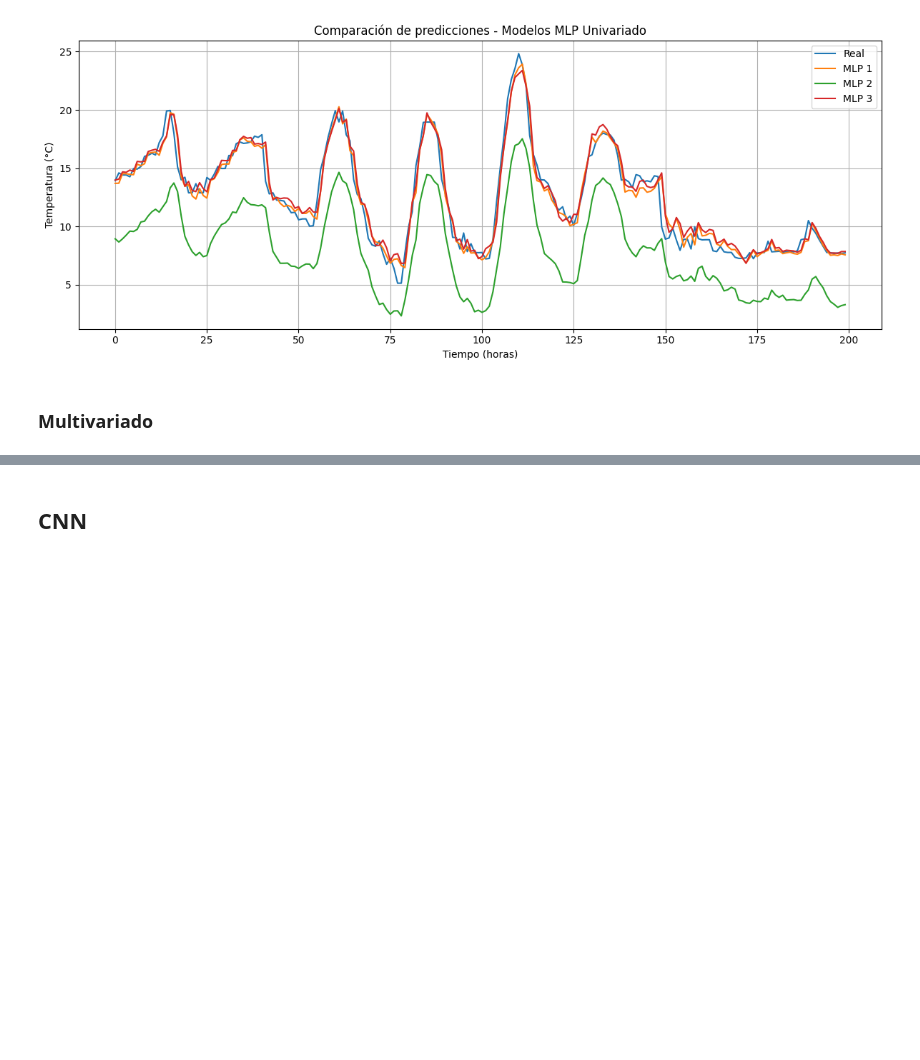
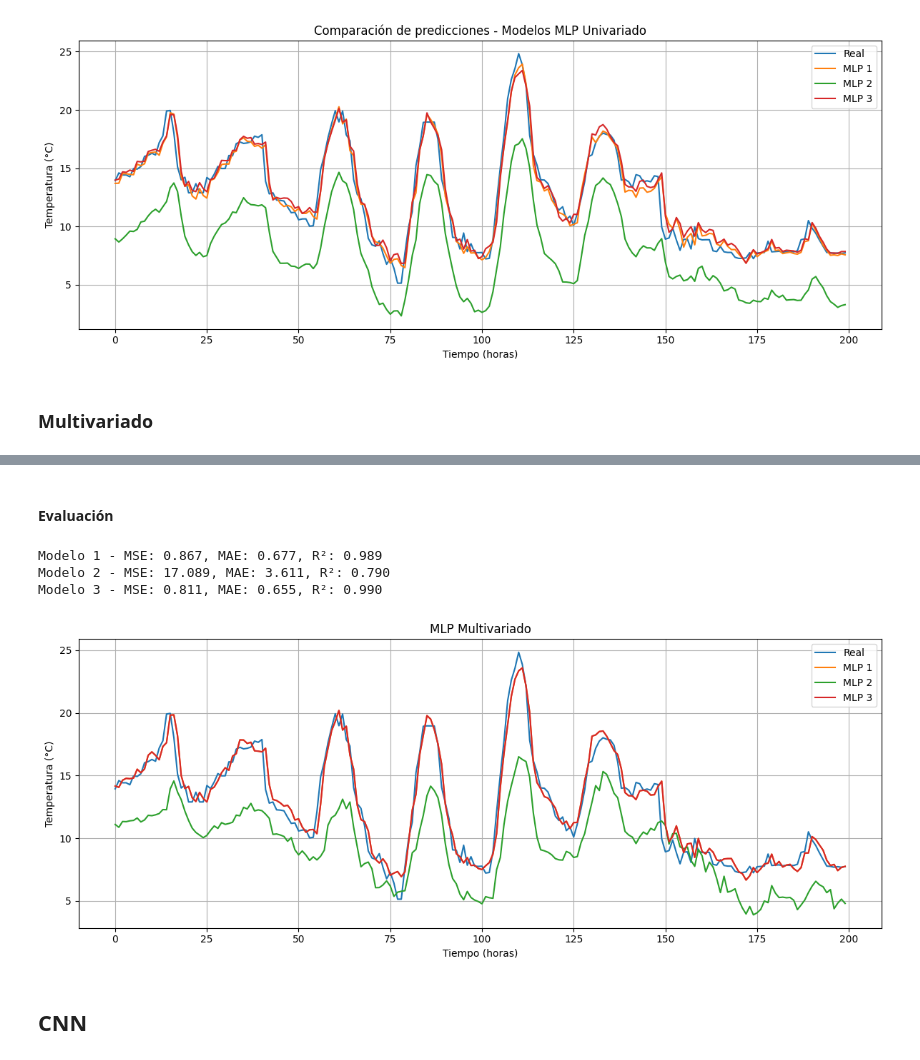
Before and after one commit to Pacolaz/Proyecto_MPST, a Jupyter notebook: Proyecto.ipynb, the cells around one changed output, grey strips where cells are left out. Saved outputs shown, nothing was run; the diff lists cells and outputs as text; code cells hidden in the pictures; blank space fills up the shorter version.

```diff
--- a/Proyecto.ipynb
+++ b/Proyecto.ipynb
@@ -458,0 +557,8 @@ plt.show()
+# %%
+y_pred2 = model_mv2.predict(X_test)
+X_mean = X_test.reshape(-1, n_steps, 4).mean(axis=1)
+
+X_recon_pred = X_mean.copy()
+X_recon_pred[:, 0] = y_pred2.reshape(-1)
+
+y_pred2_inv = scaler_mv.inverse_transform(X_recon_pred)[:, 0]
@@ -458,0 +573,14 @@ plt.show()
+# %%
+model_mv3 = Sequential()
+model_mv3.add(Dense(32, activation='tanh', input_shape=(X_train.shape[1],)))
+model_mv3.add(Dense(16, activation='tanh'))
+model_mv3.add(Dense(1))
+
+model_mv3.compile(optimizer='adam', loss='mse')
+# %%
+history_mv3 = model_mv3.fit(X_train, y_train,
+                            validation_split=0.2,
+                            epochs=100,
+                            batch_size=32,
+                            callbacks=[early_stop],
+                            verbose=1)
@@ -458,0 +605,8 @@ plt.show()
+# %%
+y_pred3 = model_mv3.predict(X_test)
+X_mean = X_test.reshape(-1, n_steps, 4).mean(axis=1)
+
+X_recon_pred = X_mean.copy()
+X_recon_pred[:, 0] = y_pred3.reshape(-1)
+
+y_pred3_inv = scaler_mv.inverse_transform(X_recon_pred)[:, 0]
@@ -459,3 +619,28 @@ plt.show()
+# %% [markdown]
+#### Evaluación
+# %%
+print(f"Modelo 1 - MSE: {mse1:.3f}, MAE: {mae1:.3f}, R²: {r2_1:.3f}")
+print(f"Modelo 2 - MSE: {mse2:.3f}, MAE: {mae2:.3f}, R²: {r2_2:.3f}")
+print(f"Modelo 3 - MSE: {mse3:.3f}, MAE: {mae3:.3f}, R²: {r2_3:.3f}")
+# %% [output]
+Modelo 1 - MSE: 0.867, MAE: 0.677, R²: 0.989
+Modelo 2 - MSE: 17.089, MAE: 3.611, R²: 0.790
+Modelo 3 - MSE: 0.811, MAE: 0.655, R²: 0.990
+# %%
+plt.figure(figsize=(12,5))
+plt.plot(y_test_inv[:200], label='Real')
+plt.plot(y_pred1_inv[:200], label='MLP 1')
+plt.plot(y_pred2_inv[:200], label='MLP 2')
+plt.plot(y_pred3_inv[:200], label='MLP 3')
+plt.title("MLP Multivariado")
+plt.xlabel("Tiempo (horas)")
+plt.ylabel("Temperatura (°C)")
+plt.legend()
+plt.grid(True)
+plt.tight_layout()
+plt.show()
+# %% [output]
+[figure, added]
 # %% [markdown]
 ## CNN
 # %% [markdown]
```
Also changed, not shown: parts of 89 cells of this notebook.
